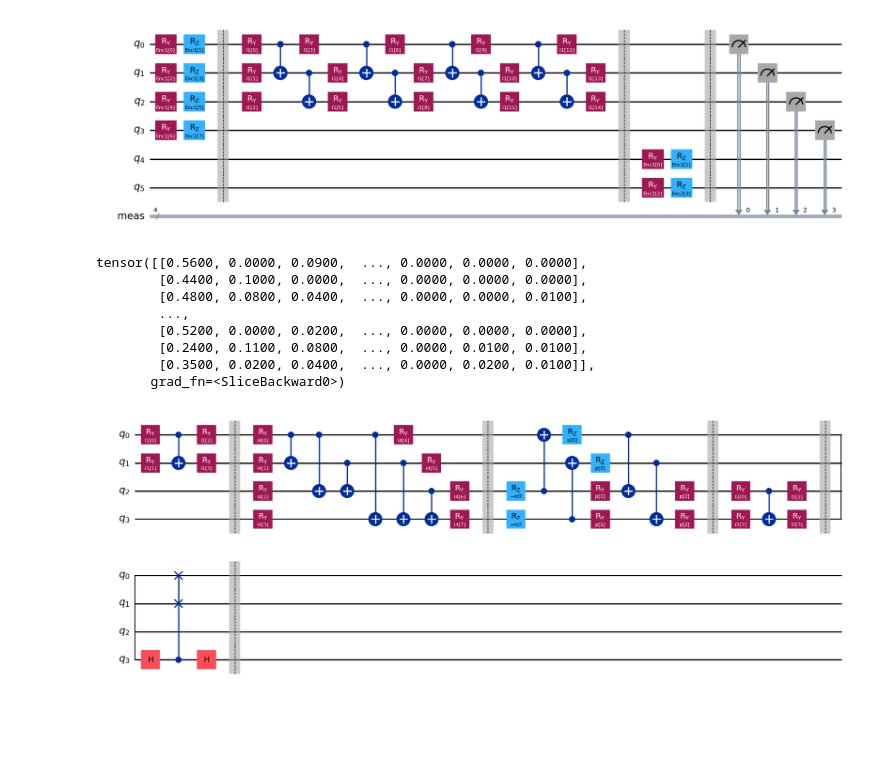
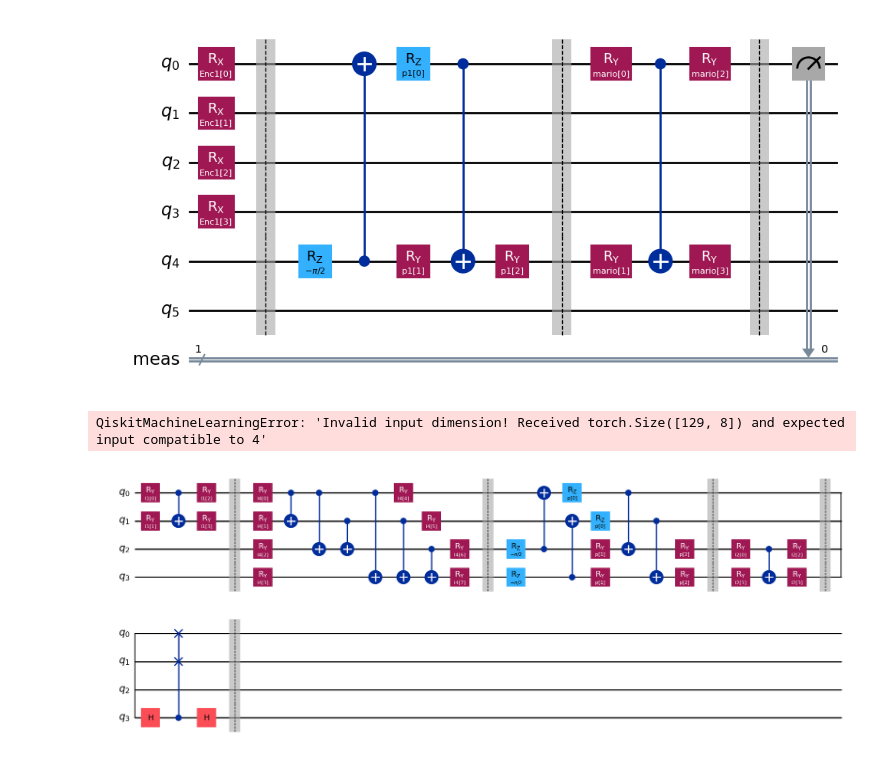
Before and after one commit to holderekt/triqlet, a Jupyter notebook: testing_lib.ipynb, the cells around one changed output. Cells and saved outputs as stored; diff of their text form; code cells hidden in the pictures; blank space fills up the shorter version.

```diff
--- a/testing_lib.ipynb
+++ b/testing_lib.ipynb
@@ -1,40 +1,33 @@
 # %%
 from triqlet.quantum.models import QuantumSamplerModel
 from triqlet.quantum.layers import *
 import torch
 
 
-encoder = EncoderLayer(6, [0,1,2,3], 8 , "Enc1", "yz")
+encoder = EncoderLayer(6, [0,1,2,3], 4 , "Enc1", "x")
 
 ansatz = QuantumSequential(
-    RealAmplitudeLayer(6, [0,1,2], "linear", 4, "l1", "L1" ),
-    EncoderLayer(6, [4,5], 4 , "Enc2", "yz")
+    PoolingLayer(6, [0], [4], "p1", "mario" ),
+    RealAmplitudeLayer(6, [0,4], "full", 1, "mario" , "ddsfsdf")
 
 )
 
 
 a = QuantumSamplerModel(
     circ_qubits=6,
     encoder= encoder,
     ansatz= ansatz,
     shots=100,
-    measurement=[0,1,2,3]
+    measurement=[0]
 )
 
 a.draw(decompose=True)
 
 
 a(torch.rand((129, 8)))
 # %% [output]
-[figure, old version]
+[figure, new version]
-tensor([[0.5600, 0.0000, 0.0900,  ..., 0.0000, 0.0000, 0.0000],
-        [0.4400, 0.1000, 0.0000,  ..., 0.0000, 0.0000, 0.0000],
-        [0.4800, 0.0800, 0.0400,  ..., 0.0000, 0.0000, 0.0100],
-        ...,
-        [0.5200, 0.0000, 0.0200,  ..., 0.0000, 0.0000, 0.0000],
-        [0.2400, 0.1100, 0.0800,  ..., 0.0000, 0.0100, 0.0100],
-        [0.3500, 0.0200, 0.0400,  ..., 0.0000, 0.0200, 0.0100]],
-       grad_fn=<SliceBackward0>)
+QiskitMachineLearningError: 'Invalid input dimension! Received torch.Size([129, 8]) and expected input compatible to 4'
 # %%
 QuantumSequential(
     RealAmplitudeLayer(4, [0,1], "full", 1, "l1", "L1" ),
```
Also changed, not shown: 6 other files.
